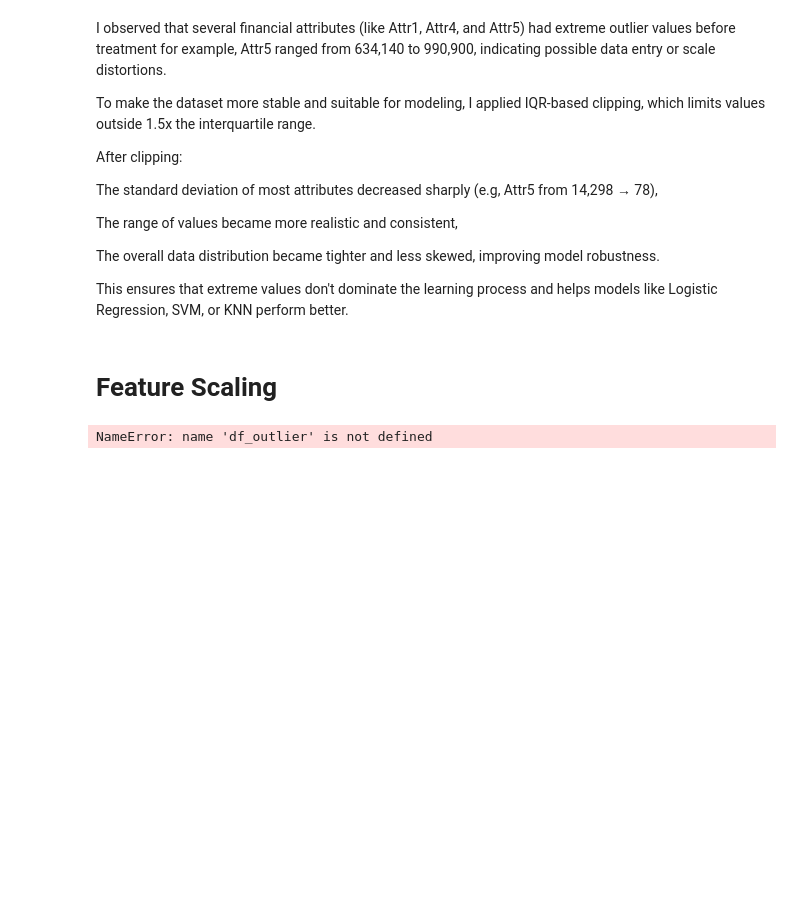
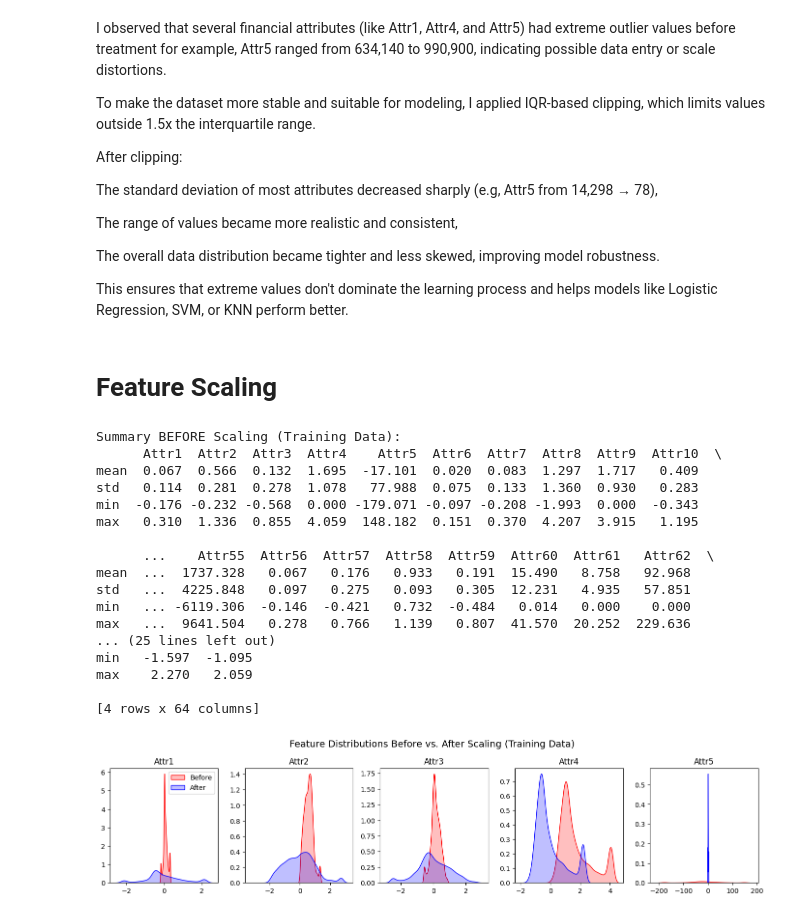
Before and after one commit to Sai-Vara-Prasad-Lekkalapudi/major-project, a Jupyter notebook: Major_project_EDA.ipynb, the cells around one changed output. Drawn from its saved outputs; the diff is of its cells as text; code cells hidden in the pictures; blank space fills up the shorter version.

```diff
--- a/Major_project_EDA.ipynb
+++ b/Major_project_EDA.ipynb
@@ -714,51 +714,76 @@ This ensures that extreme values don't dominate the learning process and helps m
 # %%
 #  Feature Scaling (StandardScaler)
 
 from sklearn.preprocessing import StandardScaler
 import pandas as pd
 import matplotlib.pyplot as plt
 import seaborn as sns
 
-# the cleaned & outlier-treated dataset
-df_scaled = df_outlier.copy()
+# Using the outlier-treated training features
+X_train_scaled = X_train_out.copy()
 
-# Separating features and target
-X = df_scaled.drop('class', axis=1)
-y = df_scaled['class']
+# Separate features (X) and target (y) - target is not scaled
+y_train_scaled = y_train_res.copy()
 
-#  Before Scaling Summary
-print("\nSummary BEFORE Scaling:")
-print(X.describe().iloc[[1, 2, 3, 7]].round(3))
+#  Before Scaling Summary (Training data)
+print("\nSummary BEFORE Scaling (Training Data):")
+print(X_train_scaled.describe().loc[['mean', 'std', 'min', 'max']].round(3))
 
-#  Applying StandardScaler
+#  Applying StandardScaler to training features
 scaler = StandardScaler()
-X_scaled = pd.DataFrame(scaler.fit_transform(X), columns=X.columns)
+X_train_scaled = pd.DataFrame(
+    scaler.fit_transform(X_train_scaled),
+    columns=X_train_scaled.columns,
+    index=X_train_scaled.index
+)
 
-# Combine back into one DataFrame for later use
-df_scaled_final = pd.concat([X_scaled, y.reset_index(drop=True)], axis=1)
+# Scaling the test features using the scaler fitted on training data
+X_test_scaled = pd.DataFrame(
+    scaler.transform(X_test),
+    columns=X_test.columns,
+    index=X_test.index
+)
 
-# After Scaling Summary
-print("\nSummary AFTER Scaling:")
-print(X_scaled.describe().iloc[[1, 2, 3, 7]].round(3))
 
-#  Visualization: Before vs After Scaling
-plt.figure(figsize=(10,5))
+# After Scaling Summary (Training data)
+print("\nSummary AFTER Scaling (Training Data):")
+print(X_train_scaled.describe().loc[['mean', 'std', 'min', 'max']].round(3))
 
-# Select a few representative attributes for visual clarity
-features_to_plot = ['Attr1', 'Attr2', 'Attr3', 'Attr4', 'Attr5']
+#  Visualization: Before vs After Scaling (Training data)
+plt.figure(figsize=(14, 6))
+
+# Selecting a few representative attributes for visual clarity
+features_to_plot = X_train_out.columns[:5]
 
 for i, col in enumerate(features_to_plot, 1):
     plt.subplot(2, 5, i)
-    sns.kdeplot(X[col], label='Before', color='red')
-    sns.kdeplot(X_scaled[col], label='After', color='blue')
+    sns.kdeplot(X_train_out[col], label='Before', color='red', fill=True)
+    sns.kdeplot(X_train_scaled[col], label='After', color='blue', fill=True)
     plt.title(col)
     plt.xlabel('')
     plt.ylabel('')
     if i == 1:
         plt.legend()
 
-plt.suptitle("Feature Distributions Before vs. After Scaling", fontsize=12)
+plt.suptitle("Feature Distributions Before vs. After Scaling (Training Data)", fontsize=14)
 plt.tight_layout()
 plt.show()
 # %% [output]
-NameError: name 'df_outlier' is not defined
+Summary BEFORE Scaling (Training Data):
+      Attr1  Attr2  Attr3  Attr4    Attr5  Attr6  Attr7  Attr8  Attr9  Attr10  \
+mean  0.067  0.566  0.132  1.695  -17.101  0.020  0.083  1.297  1.717   0.409
+std   0.114  0.281  0.278  1.078   77.988  0.075  0.133  1.360  0.930   0.283
+min  -0.176 -0.232 -0.568  0.000 -179.071 -0.097 -0.208 -1.993  0.000  -0.343
+max   0.310  1.336  0.855  4.059  148.182  0.151  0.370  4.207  3.915   1.195
+
+      ...    Attr55  Attr56  Attr57  Attr58  Attr59  Attr60  Attr61   Attr62  \
+mean  ...  1737.328   0.067   0.176   0.933   0.191  15.490   8.758   92.968
+std   ...  4225.848   0.097   0.275   0.093   0.305  12.231   4.935   57.851
+min   ... -6119.306  -0.146  -0.421   0.732  -0.484   0.014   0.000    0.000
+max   ...  9641.504   0.278   0.766   1.139   0.807  41.570  20.252  229.636
+... (25 lines left out)
+min   -1.597  -1.095
+max    2.270   2.059
+
+[4 rows x 64 columns]
+[figure, added]
```
